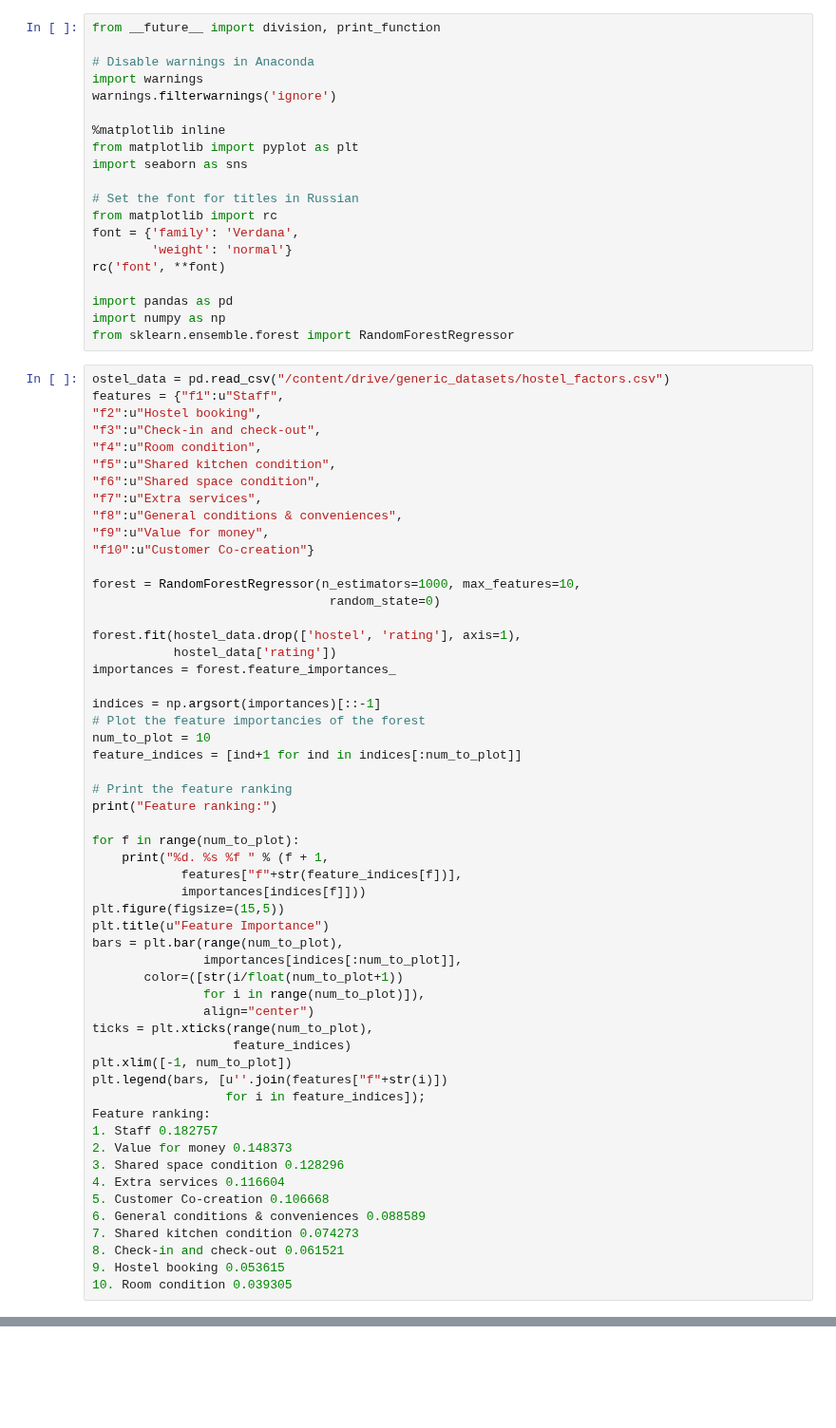
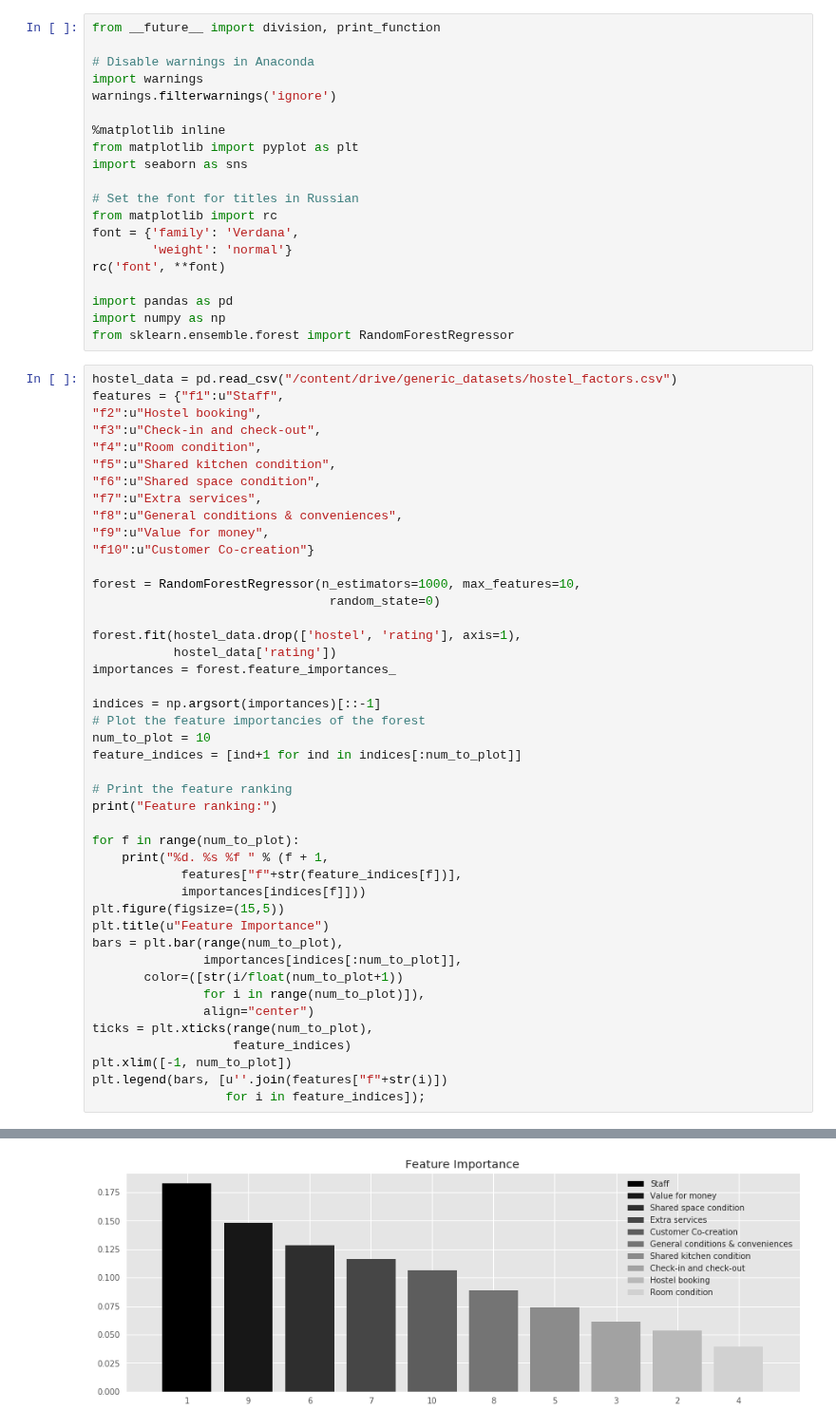
Before and after one commit to ssttv/ml-resources, a Jupyter notebook: features.ipynb, the cells around one changed output, grey strips where cells are left out. Shown at 95% size. Cells and saved outputs as stored; diff of their text form; blank space fills up the shorter version.

```diff
--- a/features.ipynb
+++ b/features.ipynb
@@ -37,7 +37,7 @@ import pandas as pd
 import numpy as np
 from sklearn.ensemble.forest import RandomForestRegressor
 # %%
-ostel_data = pd.read_csv("/content/drive/generic_datasets/hostel_factors.csv")
+hostel_data = pd.read_csv("/content/drive/generic_datasets/hostel_factors.csv")
 features = {"f1":u"Staff",
 "f2":u"Hostel booking",
 "f3":u"Check-in and check-out",
@@ -80,15 +80,4 @@ ticks = plt.xticks(range(num_to_plot),
 plt.xlim([-1, num_to_plot])
 plt.legend(bars, [u''.join(features["f"+str(i)])
                   for i in feature_indices]);
-Feature ranking:
-1. Staff 0.182757
-2. Value for money 0.148373
-3. Shared space condition 0.128296
-4. Extra services 0.116604
-5. Customer Co-creation 0.106668
-6. General conditions & conveniences 0.088589
-7. Shared kitchen condition 0.074273
-8. Check-in and check-out 0.061521
-9. Hostel booking 0.053615
-10. Room condition 0.039305
 # %% [output]
@@ -95,0 +95 @@ SyntaxError: ignored
+[figure, added]
```
Also changed, not shown: parts of 1 cell of this notebook.
